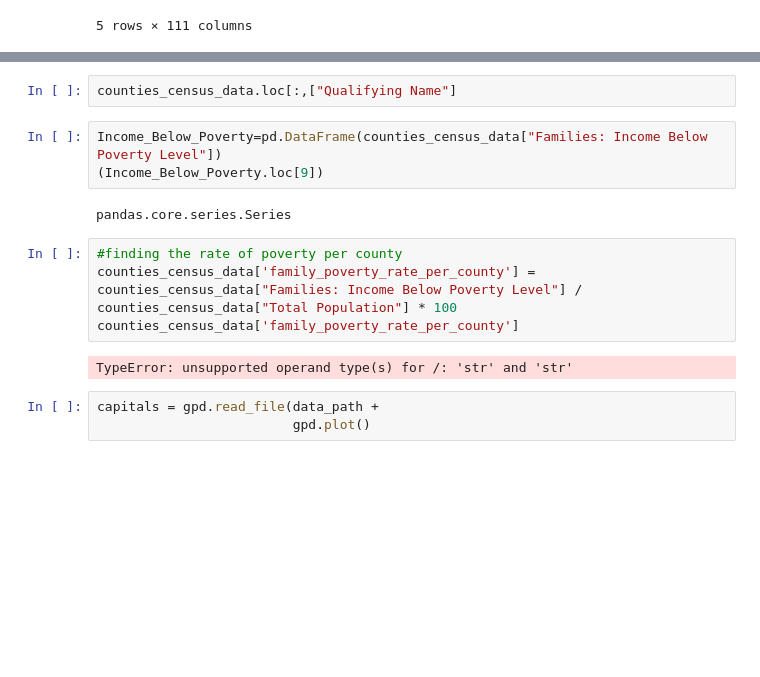
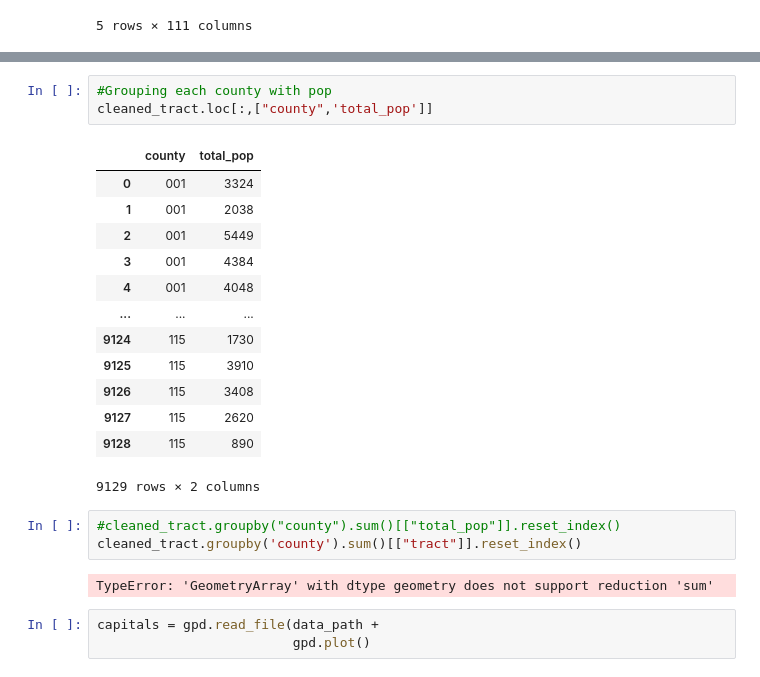
Before and after one commit to uchicago-dsi/cpr-summer-lab-data, a Jupyter notebook: Population_Workspace.ipynb, the cells around one changed output, grey strips where cells are left out. Cells and saved outputs as stored; diff of their text form; blank space fills up the shorter version.

```diff
--- a/Population_Workspace.ipynb
+++ b/Population_Workspace.ipynb
@@ -87,16 +92,25 @@ counties_census_data.loc[:,["Qualifying Name", "Total Population"]]
-# %%
-counties_census_data.loc[:,["Qualifying Name"]
-# %%
-Income_Below_Poverty=pd.DataFrame(counties_census_data["Families: Income Below Poverty Level"])
-(Income_Below_Poverty.loc[9])
-# %% [output]
-pandas.core.series.Series
-# %%
-#finding the rate of poverty per county
-counties_census_data['family_poverty_rate_per_county'] = counties_census_data["Families: Income Below Poverty Level"] / counties_census_data["Total Population"] * 100
-counties_census_data['family_poverty_rate_per_county']
-# %% [output]
-TypeError: unsupported operand type(s) for /: 'str' and 'str'
+# %%
+#Grouping each county with pop
+cleaned_tract.loc[:,["county",'total_pop']]
+# %% [output]
+|  | county | total_pop |
+| 0 | 001 | 3324 |
+| 1 | 001 | 2038 |
+| 2 | 001 | 5449 |
+| 3 | 001 | 4384 |
+| 4 | 001 | 4048 |
+| ... | ... | ... |
+| 9124 | 115 | 1730 |
+| 9125 | 115 | 3910 |
+| 9126 | 115 | 3408 |
+| 9127 | 115 | 2620 |
+| 9128 | 115 | 890 |
+9129 rows × 2 columns
+# %%
+#cleaned_tract.groupby("county").sum()[["total_pop"]].reset_index()
+cleaned_tract.groupby('county').sum()[["tract"]].reset_index()
+# %% [output]
+TypeError: 'GeometryArray' with dtype geometry does not support reduction 'sum'
 # %%
 capitals = gpd.read_file(data_path +
                          gpd.plot()
```
Also changed, not shown: parts of 10 cells of this notebook.
